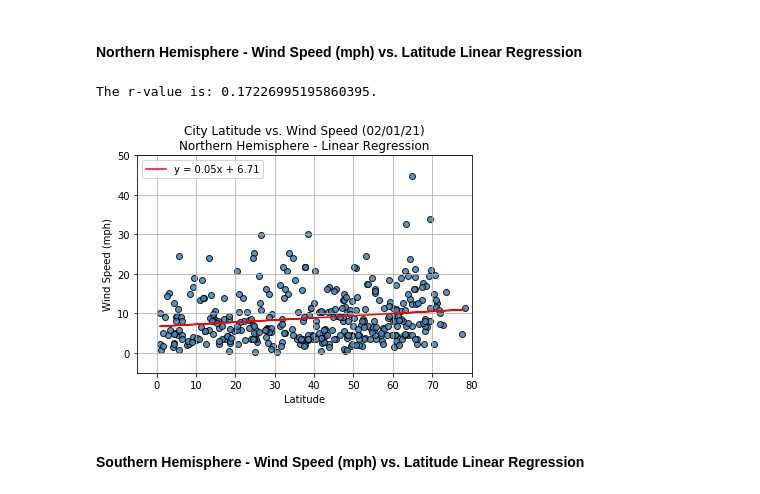
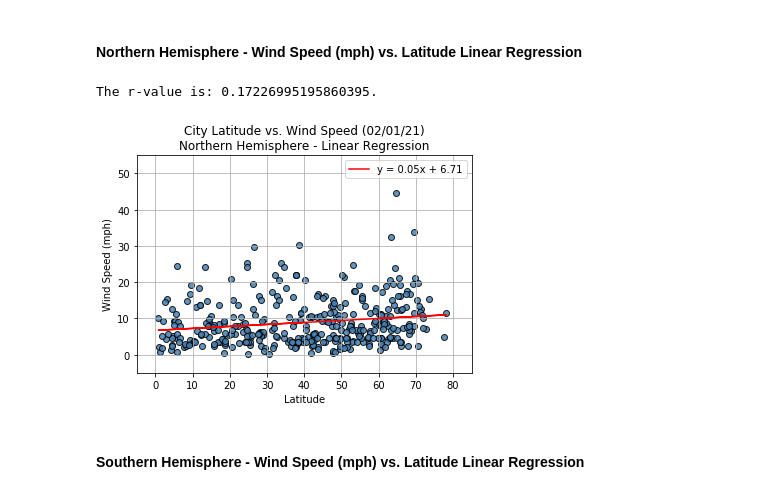
Before and after one commit to vandrade88/python-api-challenge, a Jupyter notebook: WeatherPy/WeatherPy.ipynb, the cells around one changed output. Cells and saved outputs as stored; diff of their text form; code cells hidden in the pictures.

```diff
--- a/WeatherPy/WeatherPy.ipynb
+++ b/WeatherPy/WeatherPy.ipynb
@@ -489,25 +489,25 @@ After each pair of plots, take the time to explain what the linear regression is
 # %%
 x_values = northern_hemisphere['Lat']
 y_values = northern_hemisphere['Wind Speed']
 
 (slope, intercept, rvalue, pvalue, stderr) = linregress(x_values, y_values)
 regress_values = x_values * slope + intercept
 line_eq = "y = " + str(round(slope,2)) + "x + " + str(round(intercept,2))
 
 print(f"The r-value is: {rvalue}.")
 
 plt.scatter(x_values, y_values, marker="o", facecolors="steelblue", edgecolors="black", alpha = 0.85)
 plt.plot(x_values,regress_values,"r-", label = line_eq)
 plt.title('City Latitude vs. Wind Speed (02/01/21)\nNorthern Hemisphere - Linear Regression')
 plt.xlabel('Latitude')
 plt.ylabel('Wind Speed (mph)')
 plt.grid(b=True, which='major', axis='both')
-plt.ylim(-5,50)
-plt.xlim(-5,80)
+plt.ylim(-5,55)
+plt.xlim(-5,85)
 plt.legend(loc="best")
 plt.show()
 # %% [output]
 The r-value is: 0.17226995195860395.
-[figure, old version]
+[figure, new version]
 # %% [markdown]
 ####  Southern Hemisphere - Wind Speed (mph) vs. Latitude Linear Regression
```
Also changed, not shown: parts of 10 cells of this notebook.
